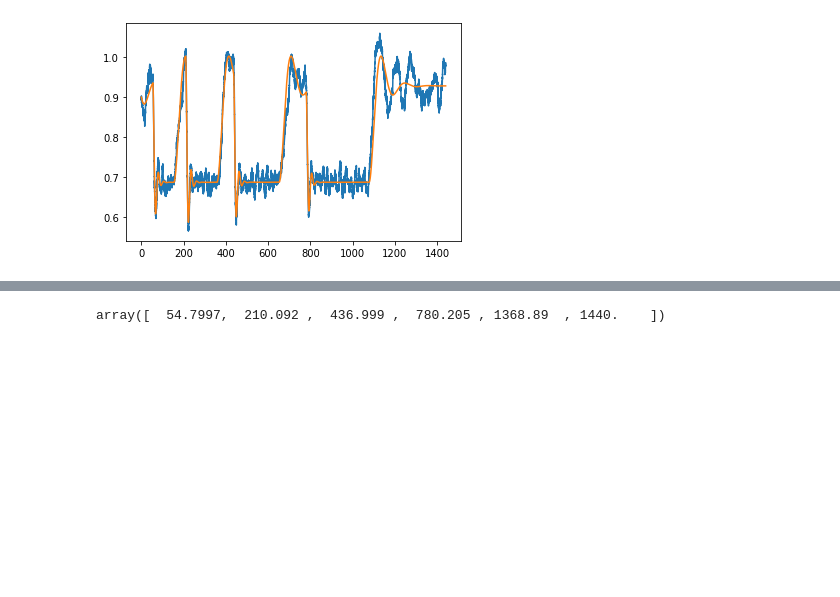
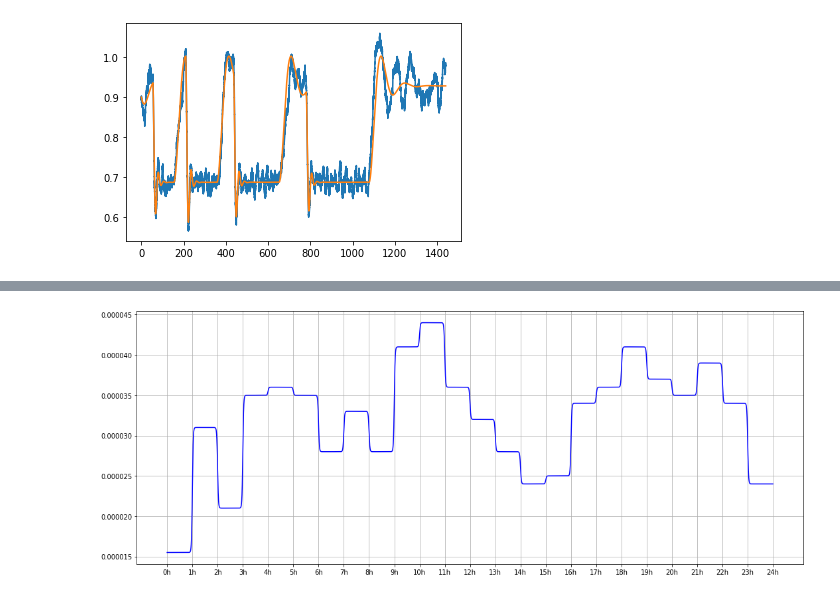
Before and after one commit to madsobdrupjakobsen/switching_time_optimization, a Jupyter notebook: control/check.ipynb, the cells around one changed output, grey strips where cells are left out. Drawn from its saved outputs; the diff is of its cells as text; code cells hidden in the pictures; blank space fills up the shorter version.

```diff
--- a/control/check.ipynb
+++ b/control/check.ipynb
@@ -303,4 +142,0 @@ plt.plot(T,regime)
-# %%
-tau_MELT_all
-# %% [output]
-array([  54.7997,  210.092 ,  436.999 ,  780.205 , 1368.89  , 1440.    ])
@@ -306,0 +149,9 @@ array([  54.7997,  210.092 ,  436.999 ,  780.205 , 1368.89  , 1440.    ])
+# %%
+fig = plt.figure(figsize=(18,7))
+ax = fig.add_subplot(111)
+ax.plot(T,smooth_dap(dap,T),color='b')
+ax.set_xticks(np.arange(0,dap.size+1,1)*60.)
+ax.set_xticklabels([str(int(_t/60.)) + 'h' for _t in np.arange(0,dap.size+1,1) * 60.])
+ax.grid()
+# %% [output]
+[figure, added]
```
Also changed, not shown: parts of 68 cells of this notebook, 4 other files.
